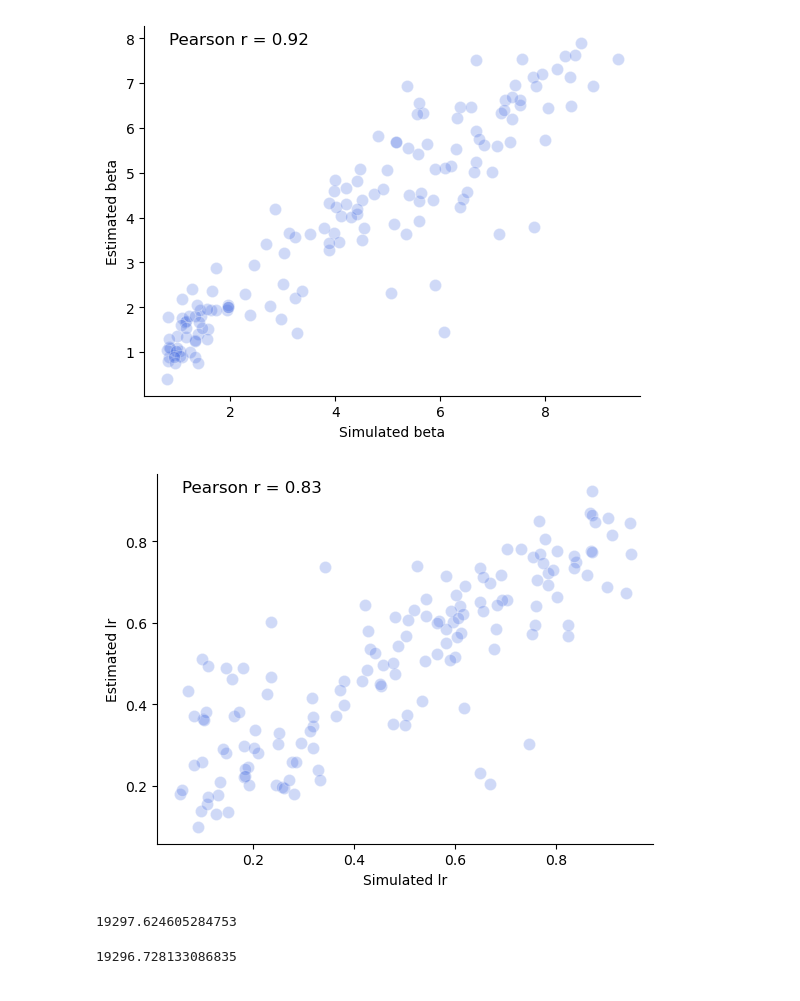
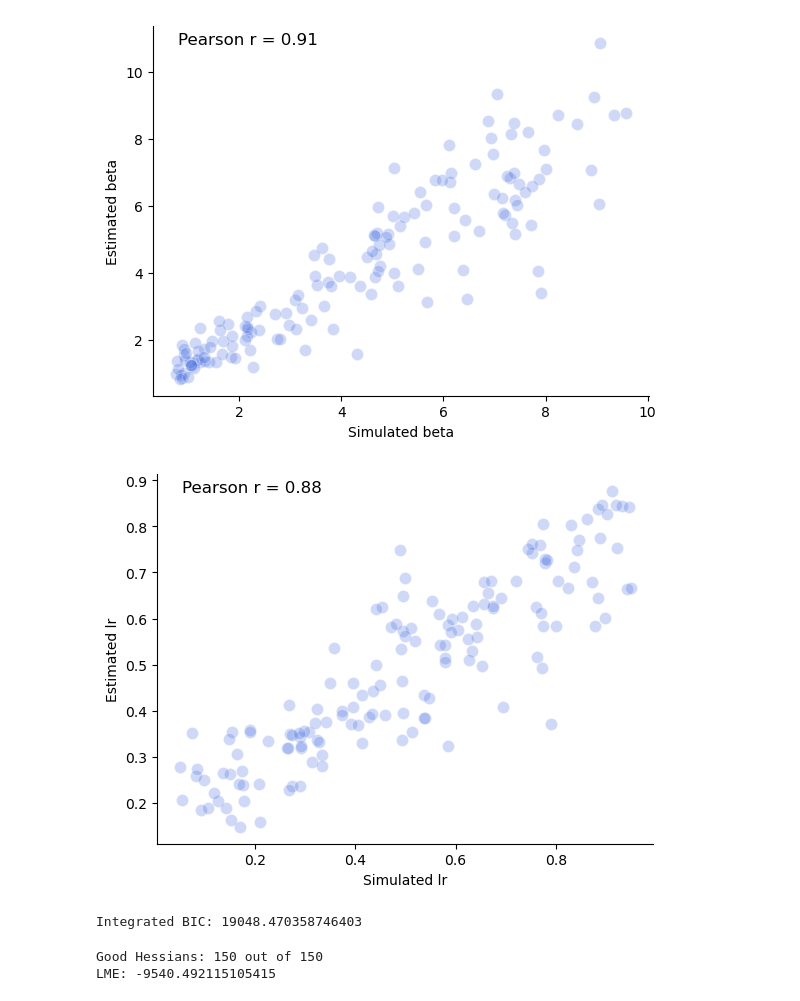
Before and after one commit to shawnrhoads/pyEM, a Jupyter notebook: examples/EMClass.ipynb, the cells around one changed output. Drawn from its saved outputs; the diff is of its cells as text; code cells hidden in the pictures.

Commit message:
add `EMModel()`

```diff
--- a/examples/EMClass.ipynb
+++ b/examples/EMClass.ipynb
@@ -214,11 +32,16 @@ plotting.plot_choices(subj_dict['choices_A'])
 # %%
-# create a list of lists with choices and rewards for each subject
+# simulate behavior and create a list of lists with choices/rewards per subject
+subj_dict = rw_models.simulate(params=sim_params, nblocks=6, ntrials=24)
+
 all_data = []
 for idx, (choices, rewards) in enumerate(zip(subj_dict['choices'], subj_dict['rewards'])):
     all_data += [[choices, rewards]]
 # %%
-# Instantiate and fit the model
-model = HierarchicalEMModel(objfunc=rw_models.fit, param_names=param_names)
+# Initialize the model class
+RWModel = EMModel(all_data=all_data,
+                  objfunc=rw_models.fit,
+                  param_names=param_names)
 
-results = model.EMfit(all_data)
+# Fit the model
+RWModel.EMfit(mstep_maxit=100)
 # %% [output]
@@ -304,9 +49,13 @@ Good Hessians: 150 out of 150
 # %%
-for param_idx, param_label in enumerate(['beta', 'lr']):
-    simulated_param = subj_dict['params'][:,param_idx]
-    fitted_params = est_params[:,param_idx]
+# Get subject-wise model fit information
+RWModel.get_fits()
+
+# Plot the parameter recovery
+for param_idx, param_label in enumerate(RWModel.param_names):
+    simulated_param = sim_params[:,param_idx]
+    fitted_params = RWModel.est_params[:,param_idx]
     plotting.plot_scatter(simulated_param, f'Simulated {param_label}',
-                 fitted_params, f'Estimated {param_label}')
+                          fitted_params, f'Estimated {param_label}')
 # %% [output]
-[figure, old version]
+[figure, new version]
-[figure, old version]
+[figure, new version]
@@ -315,10 +62,13 @@ modout[modelID]['fit']['BICint'] = calc_BICint(all_data, param_names, posterior[
-# %%
-print(modout[modelID]['fit']['BICint'])
-# %% [output]
-19297.624605284753
-# %%
-bic2= calc_BICint(all_data, param_names, posterior['mu'], posterior['sigma'], rw_models.fit)
-
-print(bic2)
-# %% [output]
-19296.728133086835
+# %%
+# Calculate BIC
+RWModel.calc_BICint(nll_output='CHOICE_NLL')
+print(f'Integrated BIC: {RWModel.BICint}')
+# %% [output]
+Integrated BIC: 19048.470358746403
+# %%
+# Calculate LME
+RWModel.calc_LME()
+print(f'LME: {RWModel.LME}')
+# %% [output]
+Good Hessians: 150 out of 150
+LME: -9540.492115105415
```
Also changed, not shown: parts of 14 cells of this notebook, 1 other file.
